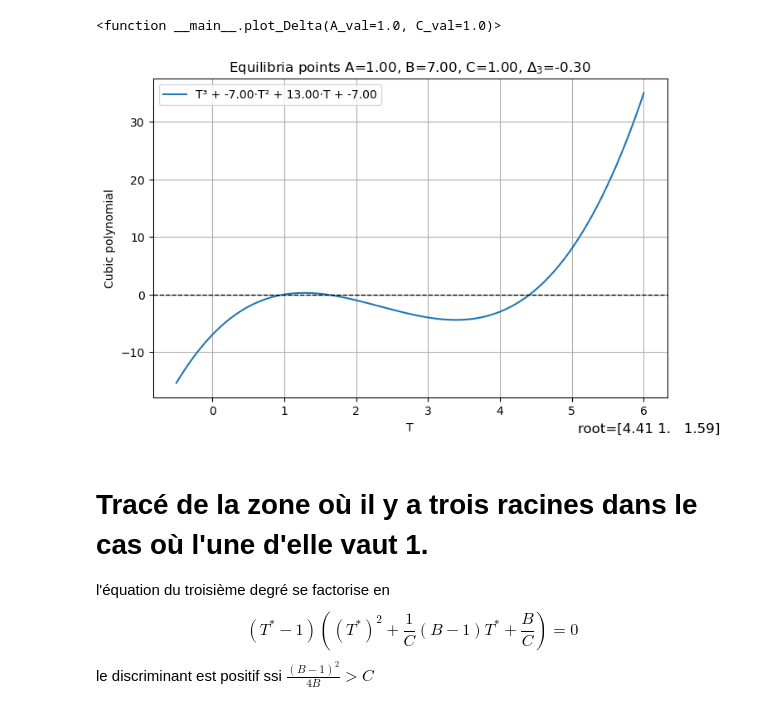
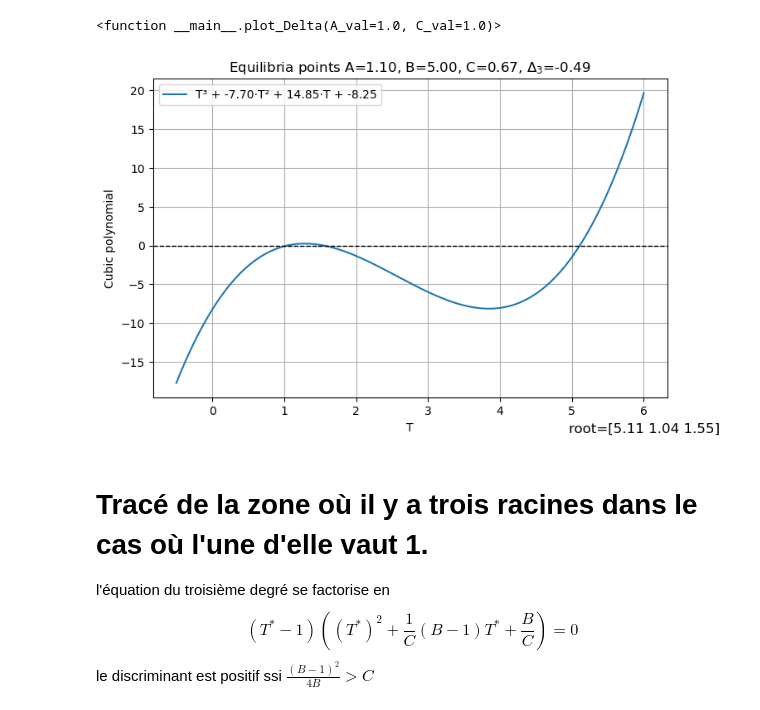
Before and after one commit to azerad/immunomath, a Jupyter notebook: model_arthritis_olivier.ipynb, the cells around one changed output. Saved outputs shown, nothing was run; the diff lists cells and outputs as text; code cells hidden in the pictures.

```diff
--- a/model_arthritis_olivier.ipynb
+++ b/model_arthritis_olivier.ipynb
@@ -833,10 +833,10 @@ interactive(children=(FloatSlider(value=1.0, description='A', max=5.0, min=0.1),
 <function __main__.plot_Delta(A_val=1.0, C_val=1.0)>
 # %%
 #pour A=1,B=10, C=1
-plot_cubics(A=1, B=7, C=1)
+plot_cubics(A=1.1, B=5, C=2/3)
 plt.savefig('three_roots.png', format = 'png')
 # %% [output]
-[figure, old version]
+[figure, new version]
 # %% [markdown]
 # Tracé de la zone où il y a trois racines dans le cas où l'une d'elle vaut 1.
 l'équation du troisième degré se factorise en
```
Also changed, not shown: parts of 2 cells of this notebook, 3 other files.
